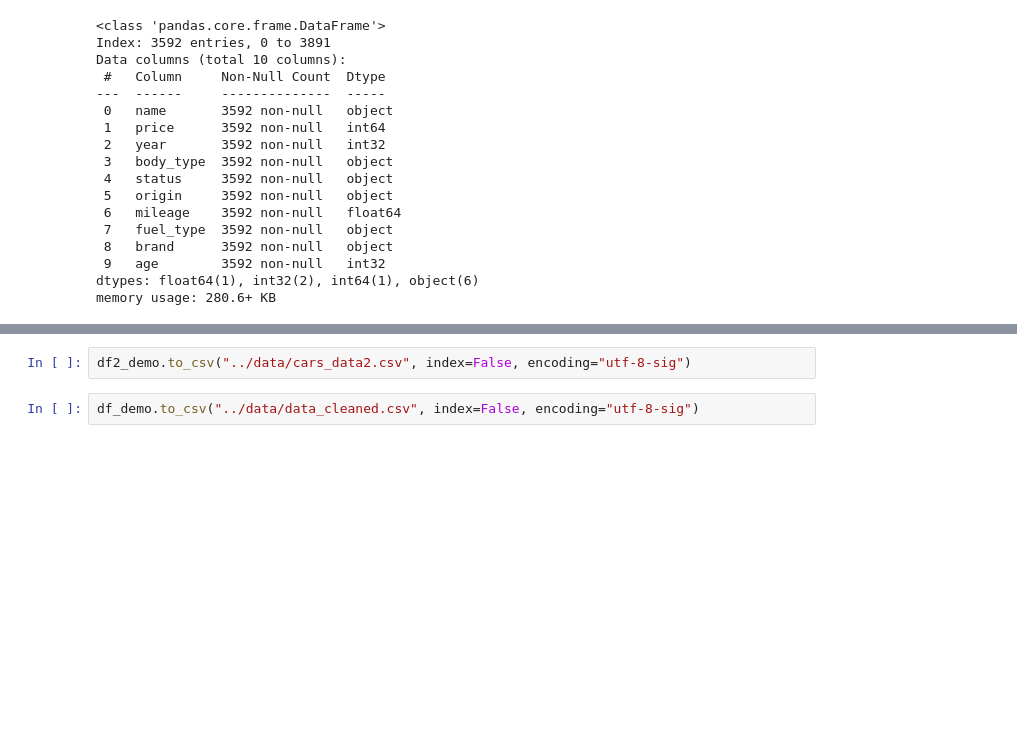
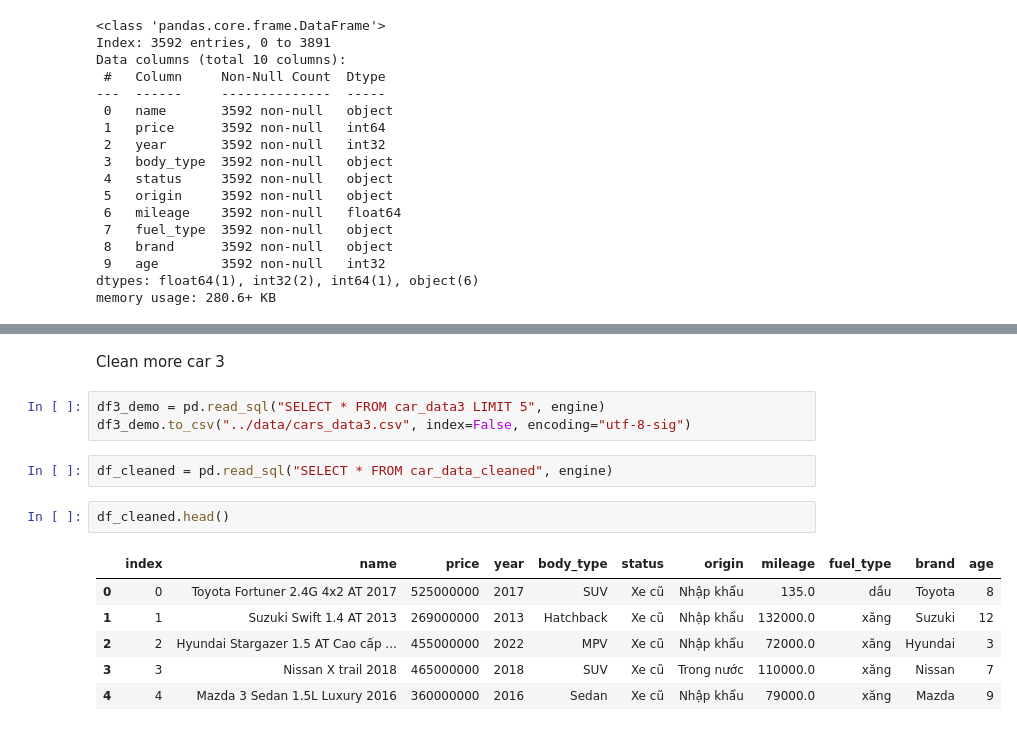
Before and after one commit to nmkhan9/car_price_predict, a Jupyter notebook: notebooks/clean_data.ipynb, the cells around one changed output, grey strips where cells are left out. Drawn from its saved outputs; the diff is of its cells as text; blank space fills up the shorter version.

Commit message:
done clean data car3

```diff
--- a/notebooks/clean_data.ipynb
+++ b/notebooks/clean_data.ipynb
@@ -683,4 +679,16 @@ df1_demo.to_csv("../data/cars_data.csv", index=False, encoding="utf-8-sig")
-# %%
-df2_demo.to_csv("../data/cars_data2.csv", index=False, encoding="utf-8-sig")
-# %%
-df_demo.to_csv("../data/data_cleaned.csv", index=False, encoding="utf-8-sig")
+# %% [markdown]
+Clean more car 3
+# %%
+df3_demo = pd.read_sql("SELECT * FROM car_data3 LIMIT 5", engine)
+df3_demo.to_csv("../data/cars_data3.csv", index=False, encoding="utf-8-sig")
+# %%
+df_cleaned = pd.read_sql("SELECT * FROM car_data_cleaned", engine)
+# %%
+df_cleaned.head()
+# %% [output]
+|  | index | name | price | year | body_type | status | origin | mileage | fuel_type | brand | age |
+| 0 | 0 | Toyota Fortuner 2.4G 4x2 AT 2017 | 525000000 | 2017 | SUV | Xe cũ | Nhập khẩu | 135.0 | dầu | Toyota | 8 |
+| 1 | 1 | Suzuki Swift 1.4 AT 2013 | 269000000 | 2013 | Hatchback | Xe cũ | Nhập khẩu | 132000.0 | xăng | Suzuki | 12 |
+| 2 | 2 | Hyundai Stargazer 1.5 AT Cao cấp ... | 455000000 | 2022 | MPV | Xe cũ | Nhập khẩu | 72000.0 | xăng | Hyundai | 3 |
+| 3 | 3 | Nissan X trail 2018 | 465000000 | 2018 | SUV | Xe cũ | Trong nước | 110000.0 | xăng | Nissan | 7 |
+| 4 | 4 | Mazda 3 Sedan 1.5L Luxury 2016 | 360000000 | 2016 | Sedan | Xe cũ | Nhập khẩu | 79000.0 | xăng | Mazda | 9 |
```
Also changed, not shown: parts of 66 cells of this notebook, 1 other file.
